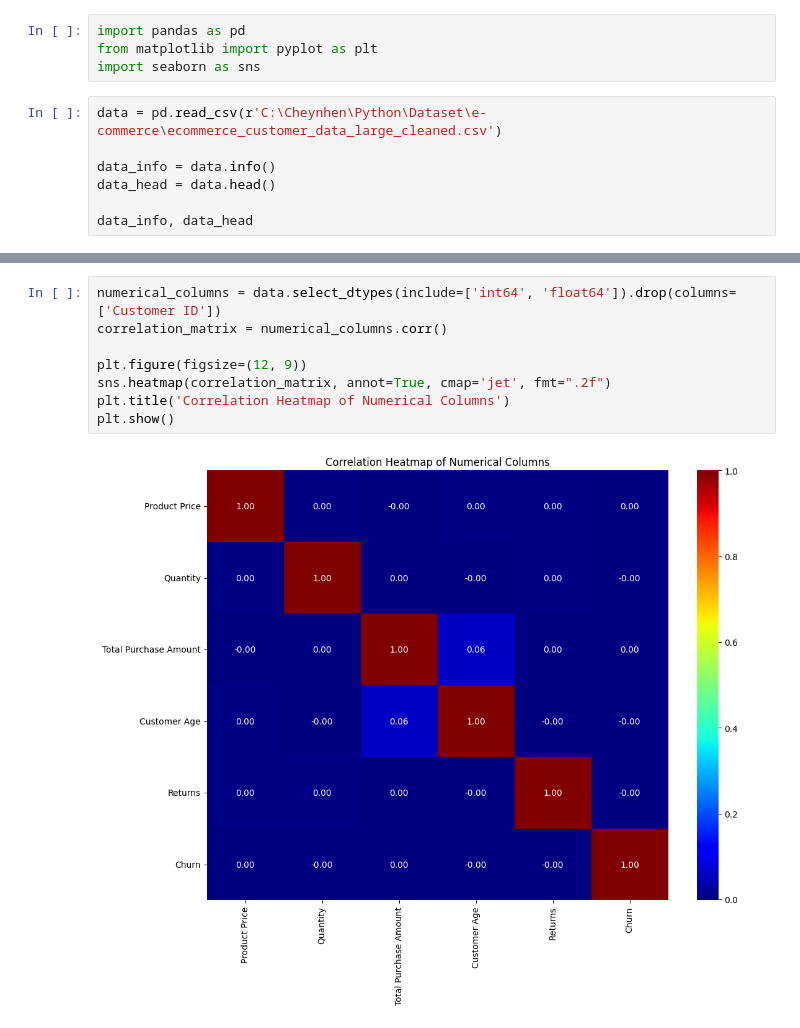
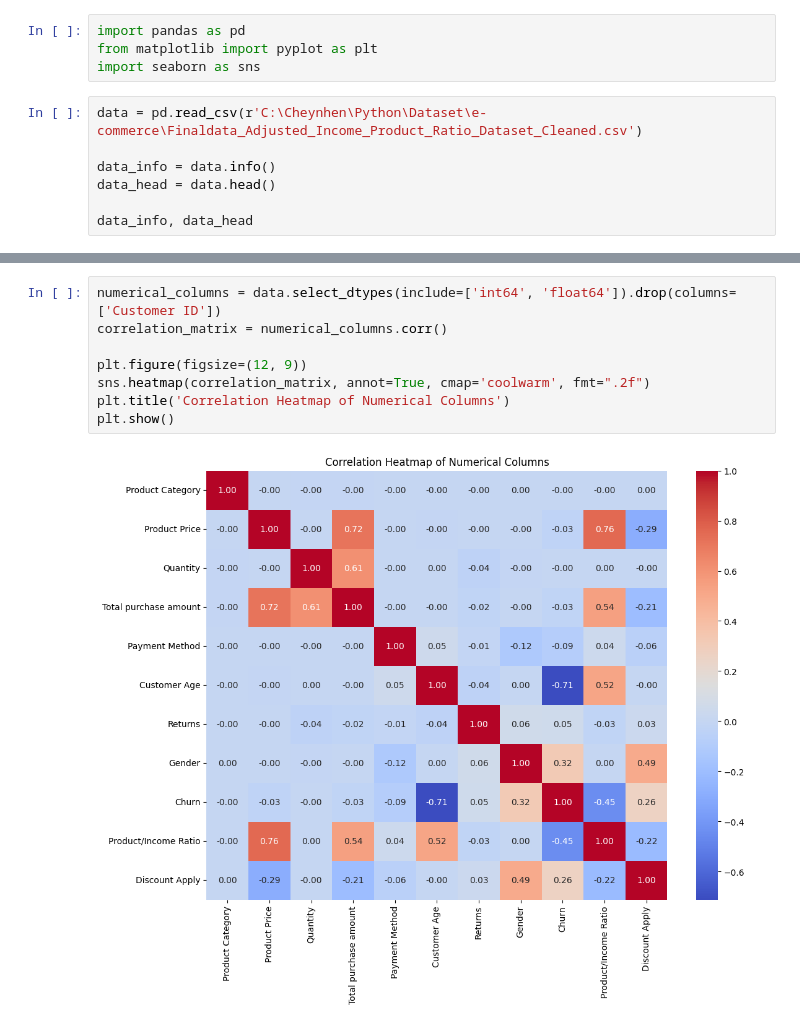
Before and after one commit to Zinuuu22/E-comer_customer_behave, a Jupyter notebook: ecom_visual.ipynb, the cells around one changed output, grey strips where cells are left out. Drawn from its saved outputs; the diff is of its cells as text.

Commit message:
Visualization

```diff
--- a/ecom_visual.ipynb
+++ b/ecom_visual.ipynb
@@ -3,7 +3,7 @@ import pandas as pd
 from matplotlib import pyplot as plt
 import seaborn as sns
 # %%
-data = pd.read_csv(r'C:\Cheynhen\Python\Dataset\e-commerce\ecommerce_customer_data_large_cleaned.csv')
+data = pd.read_csv(r'C:\Cheynhen\Python\Dataset\e-commerce\Finaldata_Adjusted_Income_Product_Ratio_Dataset_Cleaned.csv')
 
 data_info = data.info()
 data_head = data.head()
@@ -81,10 +117,10 @@ for col in why_would_you_draw_a_histogram_for_these_columns.columns:
 # %%
 numerical_columns = data.select_dtypes(include=['int64', 'float64']).drop(columns=['Customer ID'])
 correlation_matrix = numerical_columns.corr()
 
 plt.figure(figsize=(12, 9))
-sns.heatmap(correlation_matrix, annot=True, cmap='jet', fmt=".2f")
+sns.heatmap(correlation_matrix, annot=True, cmap='coolwarm', fmt=".2f")
 plt.title('Correlation Heatmap of Numerical Columns')
 plt.show()
 # %% [output]
-[figure, old version]
+[figure, new version]
```
Also changed, not shown: parts of 4 cells of this notebook.
